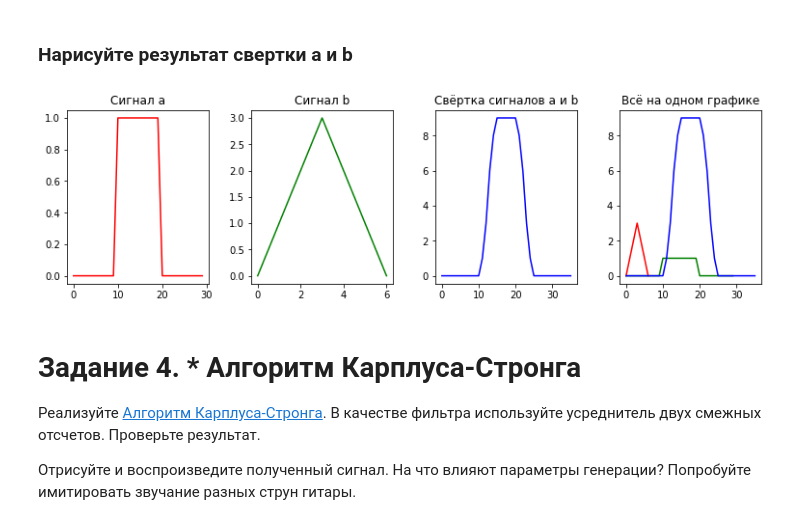
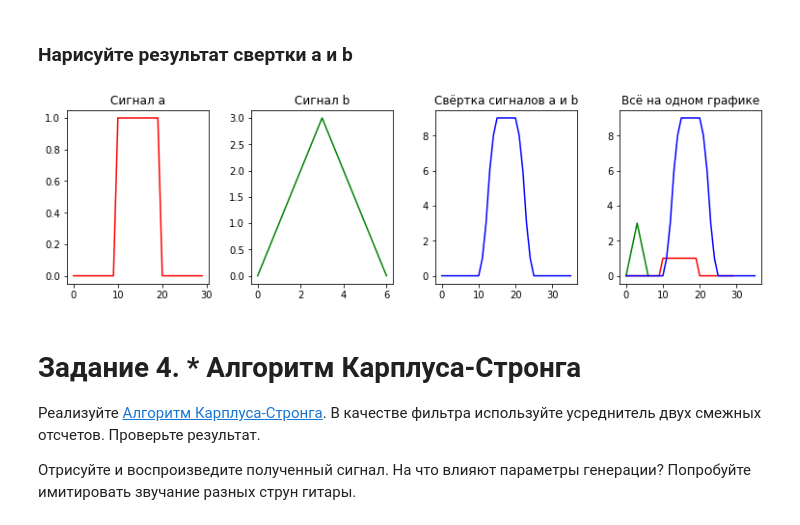
Before and after one commit to tinctura13/kontyp, a Jupyter notebook: lab1.ipynb, the cells around one changed output. Cells and saved outputs as stored; diff of their text form; code cells hidden in the pictures.

```diff
--- a/lab1.ipynb
+++ b/lab1.ipynb
@@ -256,6 +258,7 @@ def test_convolve(a, b, print_debug=False):
 # %%
 a = np.repeat([0,1,0], 10)
 b = np.array([0,1,2,3,2,1,0])
+ab = convolve(a, b)
 # %%
 test_convolve(a, b, print_debug=False)
 # %% [output]
@@ -265,21 +268,21 @@ Ok!
 # %%
 fig, ax = plt.subplots(ncols=4,
                        figsize=(10, 5))
 
 plt.subplots_adjust(left=0, bottom=0, right=1, top=.5, wspace=.3, hspace=.3)
 
 ax[0].plot(a, color="r")
 ax[0].set(title="Сигнал a")
 ax[1].plot(b, color="g")
 ax[1].set(title="Сигнал b")
 ax[2].plot(ab, color="b")
 ax[2].set(title="Свёртка сигналов a и b")
-ax[3].plot(a, color="g")
-ax[3].plot(b, color="r")
+ax[3].plot(a, color="r")
+ax[3].plot(b, color="g")
 ax[3].plot(ab, color="b")
 ax[3].set(title="Всё на одном графике");
 # %% [output]
-[figure, old version]
+[figure, new version]
 # %% [markdown]
 # Задание 4. * Алгоритм Карплуса-Стронга
 
```
Also changed, not shown: parts of 7 cells of this notebook.
